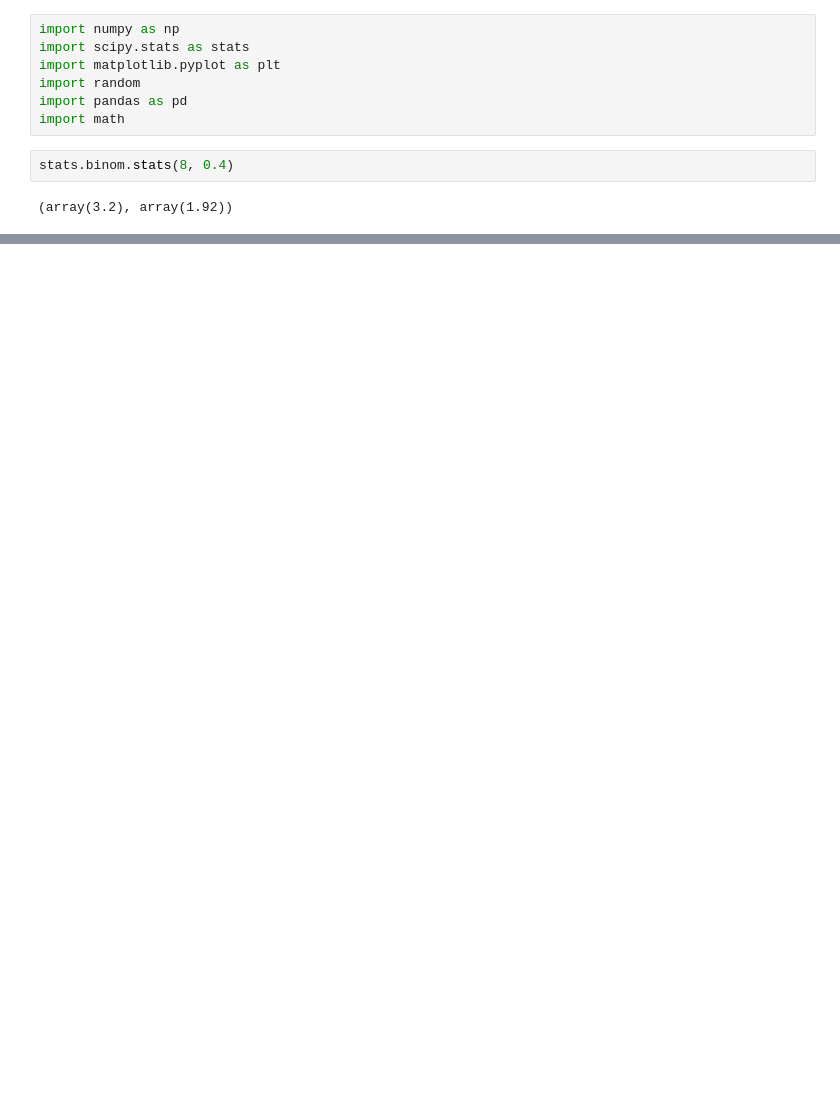
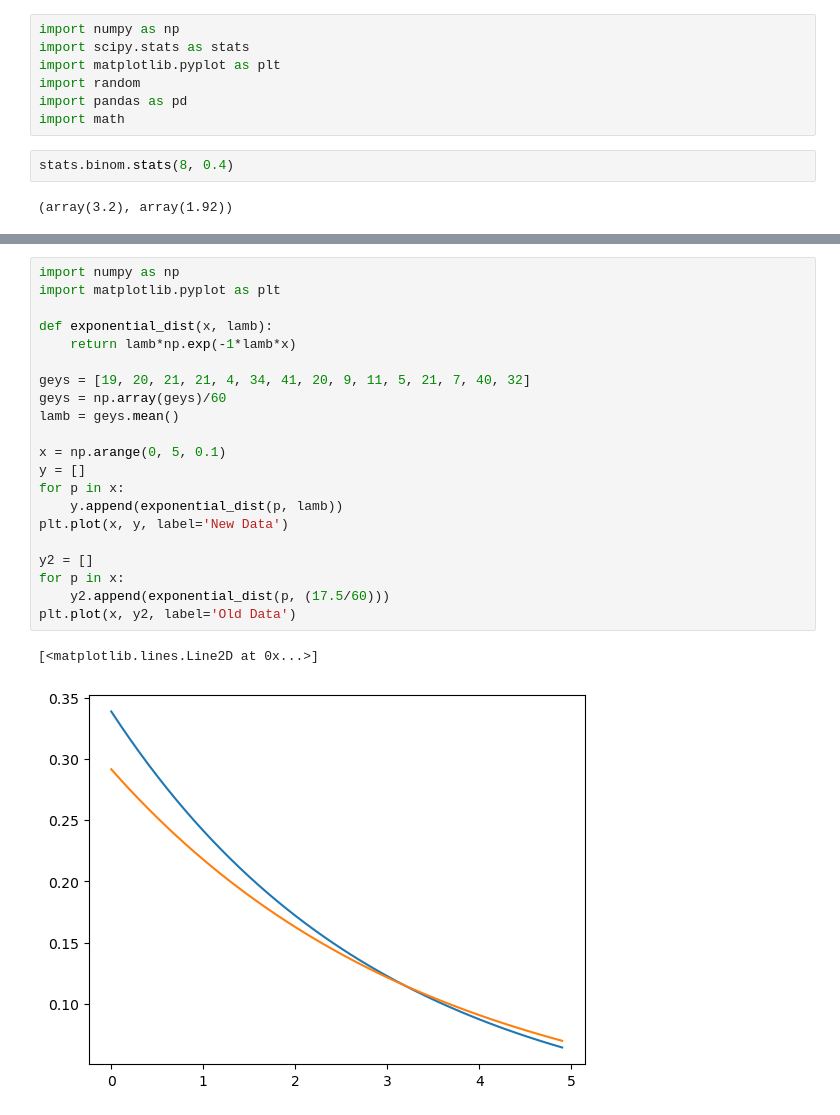
Before and after one commit to FlanFlanagan/misc_python, a Jupyter notebook: distributions.ipynb, the cells around one changed output, grey strips where cells are left out. Drawn from its saved outputs; the diff is of its cells as text; blank space fills up the shorter version.

```diff
--- a/distributions.ipynb
+++ b/distributions.ipynb
@@ -56,0 +57,24 @@ range(0, 10)
+# %%
+import numpy as np
+import matplotlib.pyplot as plt
+
+def exponential_dist(x, lamb):
+    return lamb*np.exp(-1*lamb*x)
+
+geys = [19, 20, 21, 21, 4, 34, 41, 20, 9, 11, 5, 21, 7, 40, 32]
+geys = np.array(geys)/60
+lamb = geys.mean()
+
+x = np.arange(0, 5, 0.1)
+y = []
+for p in x:
+    y.append(exponential_dist(p, lamb))
+plt.plot(x, y, label='New Data')
+
+y2 = []
+for p in x:
+    y2.append(exponential_dist(p, (17.5/60)))
+plt.plot(x, y2, label='Old Data')
+# %% [output]
+[<matplotlib.lines.Line2D at 0x...>]
+[figure, added]
```
Also changed, not shown: parts of 4 cells of this notebook.
